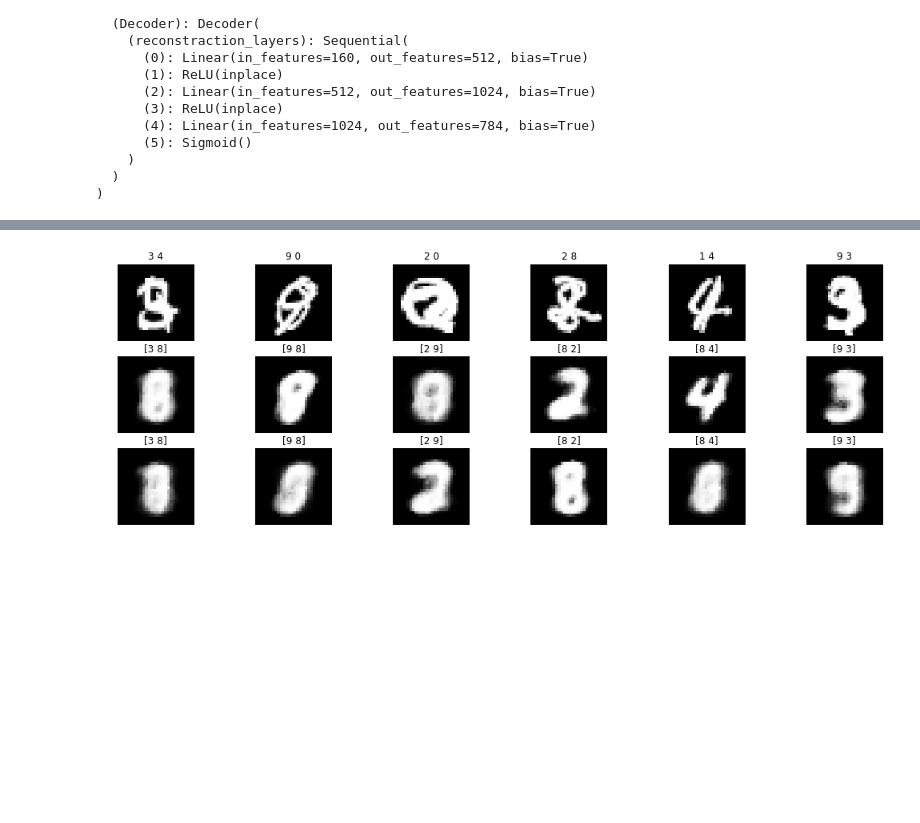
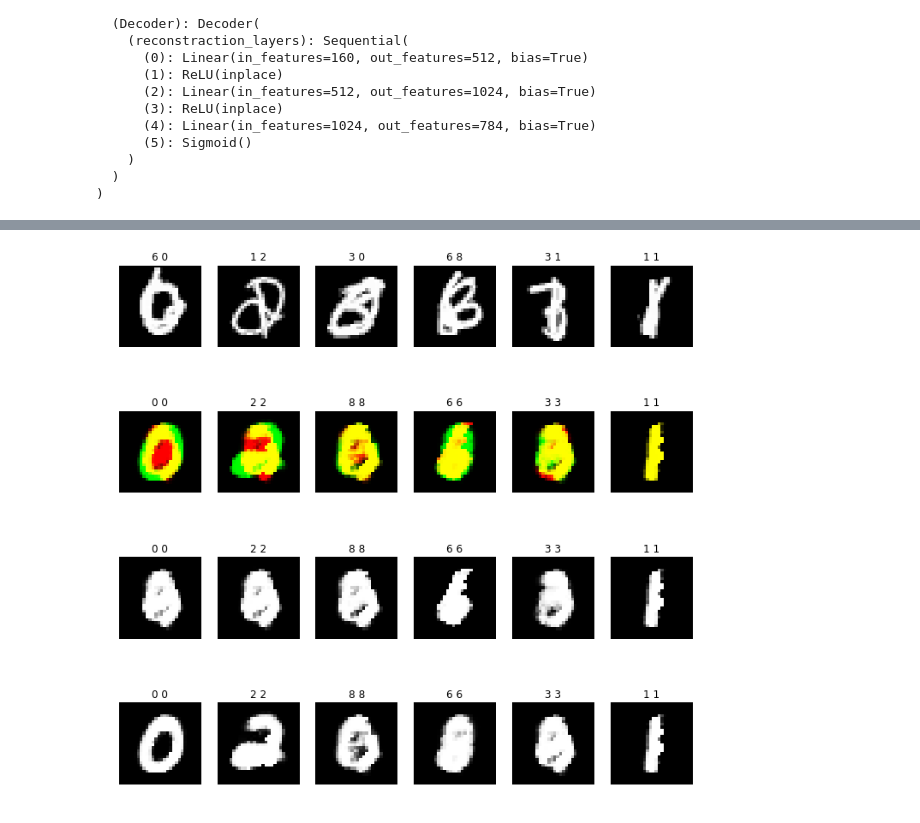
Before and after one commit to wangjiosw/capsule-pytorch, a Jupyter notebook: Capsule_Pytorch.ipynb, the cells around one changed output, grey strips where cells are left out. Saved outputs shown, nothing was run; the diff lists cells and outputs as text; code cells hidden in the pictures; blank space fills up the shorter version.

Commit message:
mask
use label not predict

```diff
--- a/Capsule_Pytorch.ipynb
+++ b/Capsule_Pytorch.ipynb
@@ -280,7 +251,7 @@ torch.save(model.state_dict(), 'params.pkl')
 # %%
 import os
 model = CapsuleNet()
-model.load_state_dict(torch.load('bestparams.pkl'))
+model.load_state_dict(torch.load('params.pkl'))
 
 model.to(DEVICE)
 print(model)
@@ -311,7 +282,13 @@ k = random.randint(10,100)
 
 imgs = x_test[k:img_num+k].cpu().numpy()
 label = y_test[k:img_num+k].cpu().numpy()
-pred_imgs,pred_label = model(x_test[k:img_num+k])
+
+y_true = torch.sparse.torch.eye(10).index_select(dim=0, index=y_test[k:img_num+k].cpu().data)
+y_true = y_true.cuda()
+
+out,pred_imgs = model(x_test[k:img_num+k],y_true)
+pred_label = torch.sqrt(torch.sum(out*out, 2))
+
 pred_imgs = pred_imgs.cpu().detach().numpy()
 pred_label = pred_label.cpu().detach().numpy()
 pred_label = np.argmax(pred_label,1)
@@ -350,63 +327,81 @@ k = random.randint(10,100)
 
 img_num = 6
 imgs = (torch.max(x_test[:img_num],x_test[k:img_num+k])).cpu().numpy()
+
 label1 = (y_test[:img_num]).cpu().numpy()
 label2 = (y_test[k:img_num+k]).cpu().numpy()
 
+y_true1 = torch.sparse.torch.eye(10).index_select(dim=0, index=y_test[:img_num].cpu().data)
+y_true1 = y_true1.cuda()
+
+y_true2 = torch.sparse.torch.eye(10).index_select(dim=0, index=y_test[k:img_num+k].cpu().data)
+y_true2 = y_true2.cuda()
+
 data = torch.tensor(imgs,dtype=torch.float,device=DEVICE)
 
-is_over_lap = True
-pred_imgs,pred_label = model(data)
-is_over_lap = False
+out1,pred_imgs1 = model(data,y_true1)
+out2,pred_imgs2 = model(data,y_true2)
+
+pred_label1 = torch.sqrt(torch.sum(out1*out1, 2))
+pred_label2 = torch.sqrt(torch.sum(out2*out2, 2))
 
 
-pred_imgs = pred_imgs.cpu().detach().numpy()
-pred_label = pred_label.cpu().detach().numpy()
-pred_label = np.argsort(pred_label,1)[:,-2:]
+pred_imgs1 = pred_imgs1.cpu().detach().numpy()
+pred_imgs2 = pred_imgs2.cpu().detach().numpy()
+
+pred_label1 = pred_label1.cpu().detach().numpy()
+pred_label2 = pred_label2.cpu().detach().numpy()
+
+pred_label1 = np.argmax(pred_label1,1)
+pred_label2 = np.argmax(pred_label2,1)
+
+pred_imgs3 = np.zeros_like(pred_imgs1)
+
+pred_imgs = np.stack((pred_imgs1,pred_imgs2,pred_imgs3),1)
+pred_imgs = pred_imgs.transpose(0,3,4,1,2).squeeze(4)
 
 
-plt.figure("test Image",figsize=(img_num*3,3*2))
+plt.figure("test Image",figsize=(img_num*2,6*2))
 for i in range(img_num):
     index = i
     img = imgs[index]
     title = str(label1[index])+" "+str(label2[index])
     img = img.reshape([28, 28])
 
-    plt.subplot(3,img_num,i+1)
+    plt.subplot(4,img_num,i+1)
     plt.imshow(img,cmap=plt.cm.gray)
     plt.axis('off')
     plt.title(title)
 
 for i in range(img_num):
     index = i
+
+    plt.subplot(4,img_num,i+img_num+1)
+    title = str(pred_label1[index])+" "+str(pred_label2[index])
+
     img = pred_imgs[index]
-
-    plt.subplot(3,img_num,i+img_num+1)
-
-    title = pred_label[index]
-    img = img[0,:,:]
-    img = img.reshape([28, 28])
-    plt.imshow(img,cmap=plt.cm.gray)
-
+    plt.imshow(img)
     plt.axis('off')
     plt.title(title)
 
-for i in range(img_num):
-    index = i
-    img = pred_imgs[index]
-
-    plt.subplot(3,img_num,i+2*img_num+1)
-
-    title = pred_label[index]
-    img = img[1,:,:]
-    img = img.reshape([28, 28])
-    plt.imshow(img,cmap=plt.cm.gray)
-
+    img1 = pred_imgs1[index]
+    img1 = img1.reshape([28, 28])
+    plt.subplot(4,img_num,i+2*img_num+1)
+    plt.imshow(img1,cmap=plt.cm.gray)
     plt.axis('off')
     plt.title(title)
+
+    img2 = pred_imgs2[index]
+    img2 = img2.reshape([28, 28])
+    plt.subplot(4,img_num,i+3*img_num+1)
+    plt.imshow(img2,cmap=plt.cm.gray)
+    plt.axis('off')
+    plt.title(title)
+
+
 
 filename = 'r2'+str(time.time())+'.jpg'
 plt.savefig(filename)
 plt.show()
 # %% [output]
-[figure, old version]
+[figure, new version]
```
Also changed, not shown: parts of 7 cells of this notebook, 1 other file.
